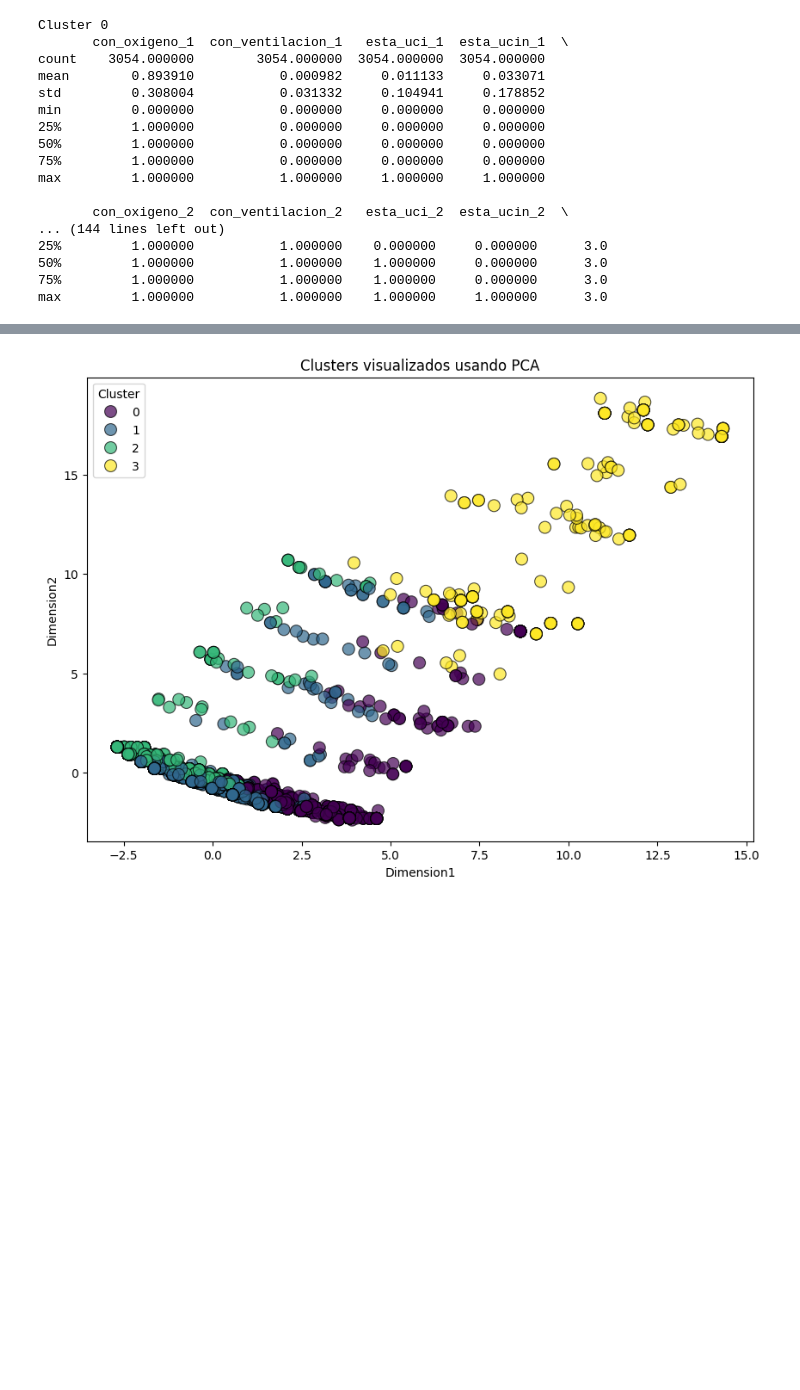
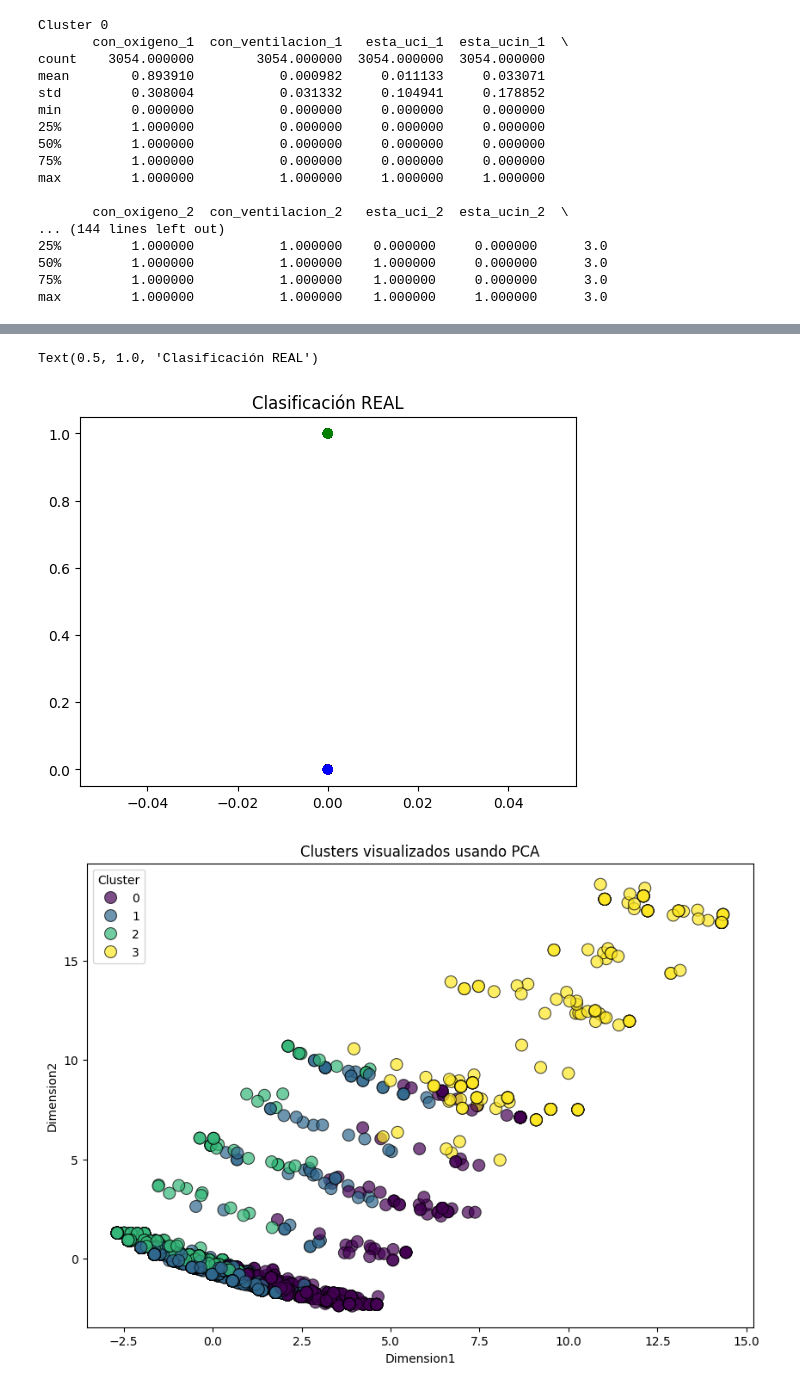
Before and after one commit to AxelPolick/G6_TF_SistemasInteligentes, a Jupyter notebook: SI_ImplementacionTF.ipynb, the cells around one changed output, grey strips where cells are left out. Cells and saved outputs as stored; diff of their text form; code cells hidden in the pictures; blank space fills up the shorter version.

```diff
--- a/SI_ImplementacionTF.ipynb
+++ b/SI_ImplementacionTF.ipynb
@@ -136,3 +176,12 @@ max         1.000000           1.000000    1.000000     1.000000      3.0
+# %%
+colormap=np.array(['Red','green','blue','yellow'])
+# %%
+# Visualizacion de clusters
+plt.scatter(df_SEG_COV_pred.evolucion_alta_1, df_SEG_COV_pred.evolucion_favorable_1, c = colormap[model.labels_])
+plt.title('Clasificación REAL')
+# %% [output]
+Text(0.5, 1.0, 'Clasificación REAL')
+[figure, added]
 # %%
 import matplotlib.pyplot as plt
 import seaborn as sns
```
Also changed, not shown: parts of 16 cells of this notebook.
